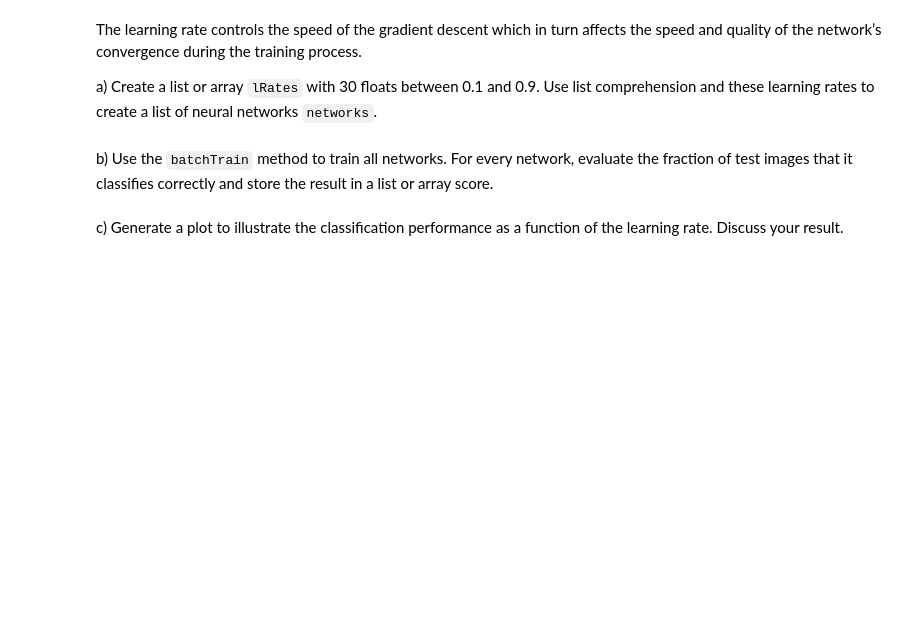
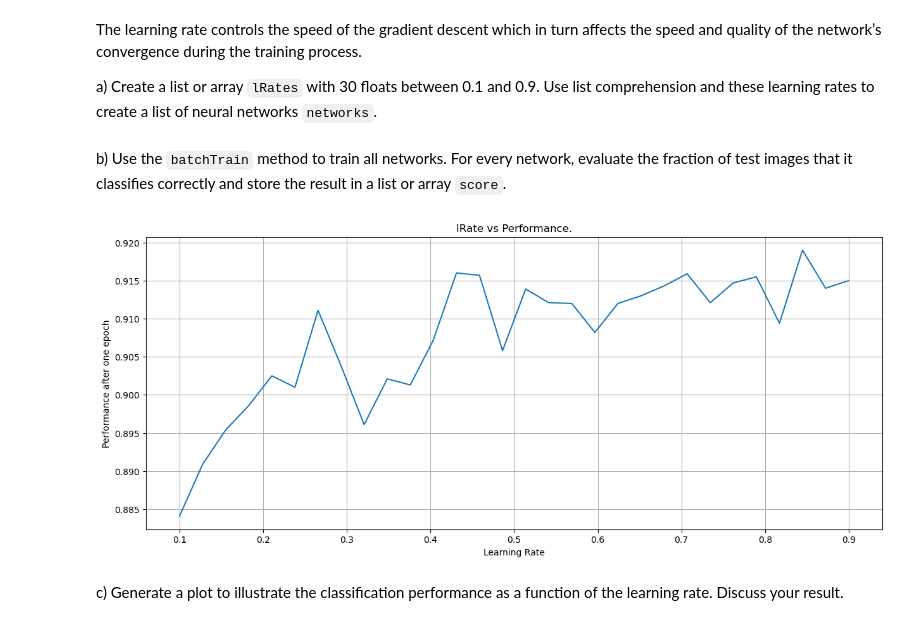
Before and after one commit to PaoAndreCM/neural-networks-labs, a Jupyter notebook: lab_8/Lab8_solution.ipynb, the cells around one changed output. Cells and saved outputs as stored; diff of their text form; code cells hidden in the pictures; blank space fills up the shorter version.

```diff
--- a/lab_8/Lab8_solution.ipynb
+++ b/lab_8/Lab8_solution.ipynb
@@ -133,6 +163,28 @@ learning rates to create a list of neural networks `networks`.
+# %%
+lRates = np.linspace(0.1,0.9,30)
+
+networks = [nn(iNodes, hNodes, oNodes, rate) for rate in lRates]
 # %% [markdown]
 b) Use the `batchTrain` method to train all networks. For every network, evaluate the fraction of test
-images that it classifies correctly and store the result in a list or array score.
+images that it classifies correctly and store the result in a list or array `score`.
+# %%
+
+scores = []
+
+for network in networks:
+    network.batchTrain(trainData,trainLabels)
+    performance = network.evaluate(testData,testLabels)
+    scores.append(performance)
+# %%
+plt.figure(figsize=(15, 6))
+plt.plot(lRates, scores)
+plt.grid(True)
+plt.title(f"lRate vs Performance.")
+plt.xlabel("Learning Rate")
+plt.ylabel("Performance after one epoch")
+plt.show()
+# %% [output]
+[figure, added]
 # %% [markdown]
 c) Generate a plot to illustrate the classification performance as a function of the learning rate. Discuss
 your result.
```
Also changed, not shown: parts of 11 cells of this notebook.
